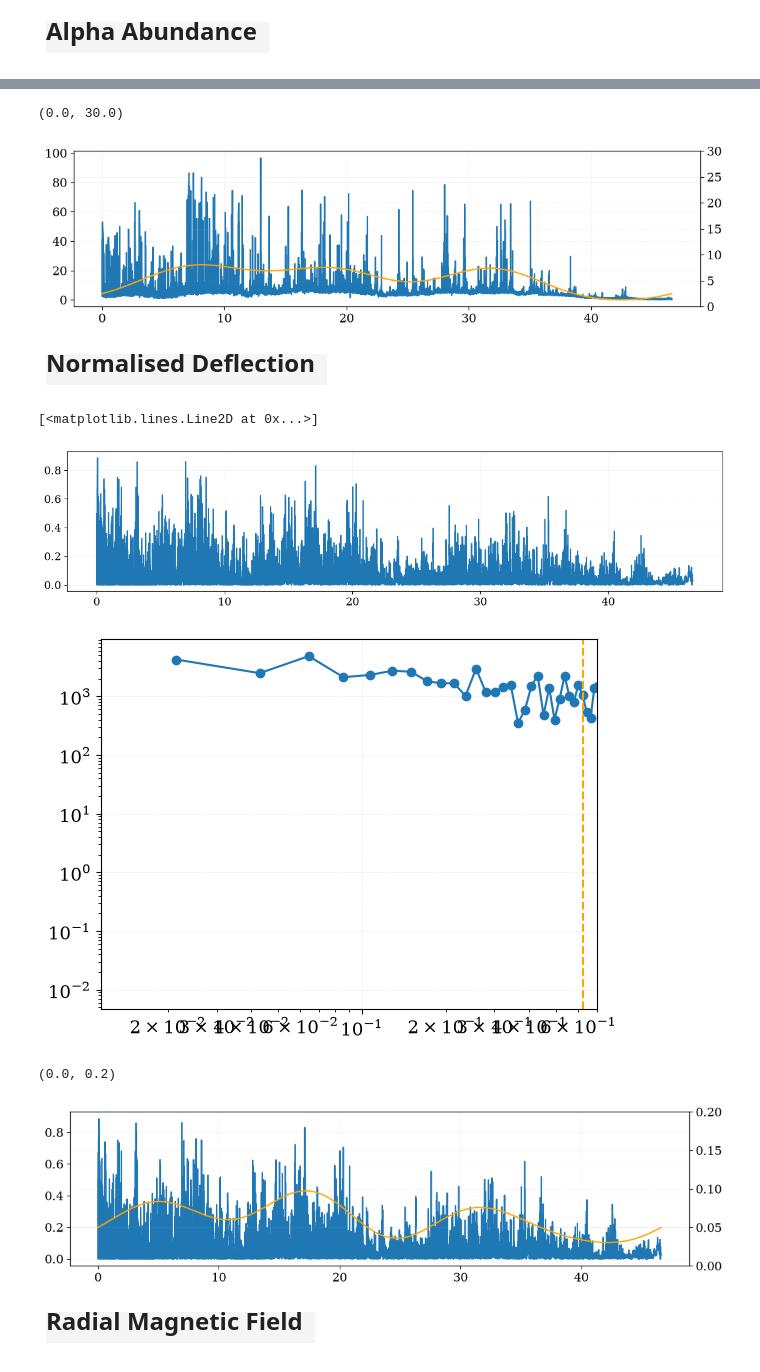
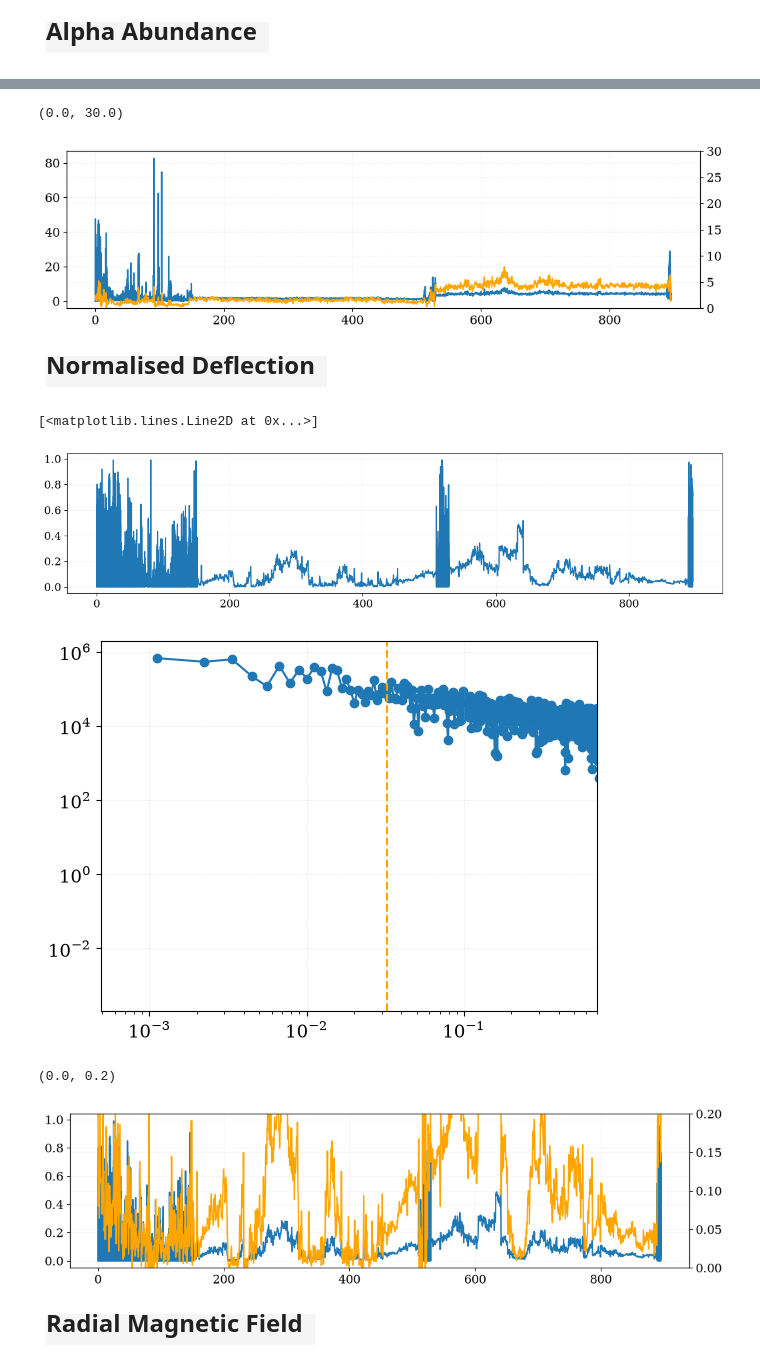
Before and after one commit to TristanVrg/patch-composition, a Jupyter notebook: Analysis/patch-psp.ipynb, the cells around one changed output, grey strips where cells are left out. Cells and saved outputs as stored; diff of their text form; code cells hidden in the pictures.

```diff
--- a/Analysis/patch-psp.ipynb
+++ b/Analysis/patch-psp.ipynb
@@ -47,8 +50,8 @@ rcParams['grid.linestyle'] = '--'
 rcParams['grid.linewidth'] = 0.5
 # %%
 """ Time Config """
-start_PSP = datetime(2021, 11, 19)
-stop_PSP  = datetime(2021, 11, 21)
+start_PSP = datetime(2022, 2, 20)
+stop_PSP  = datetime(2022, 3, 3)
 # %%
 """ Get Data """
 data_psp = load_data(start_PSP, stop_PSP, "psp")
@@ -272,7 +275,7 @@ Fourier Analysis
 
 </div>
 # %%
-f_cut = 9.3e-2
+f_cut = 9e-1
 # %% [markdown]
 <div style="
     font-family: 'Times New Roman', serif;
@@ -437,11 +440,11 @@ filter_data_a_percent = np.fft.irfft(fft_a_percent)
 fig, ax = plt.subplots(figsize=(12, 3))
 axb = ax.twinx()
 ax.plot(s_psp_new, a_percent_new)
-axb.plot(s_psp_new[:-1], filter_data_a_percent, color='orange')
+axb.plot(s_psp_new, filter_data_a_percent, color='orange')
 axb.set_ylim(0, 30)
 # %% [output]
 (0.0, 30.0)
-[figure, old version]
+[figure, new version]
 # %% [markdown]
 <div style="
     font-family: 'Times New Roman', serif;
@@ -487,7 +490,7 @@ plt.figure(figsize=(14, 3))
 plt.plot(s_psp_new, deflection_new)
 # %% [output]
 [<matplotlib.lines.Line2D at 0x...>]
-[figure, old version]
+[figure, new version]
 # %%
 # --- deflection
 ds_deflection = np.mean(np.diff(s_psp_new))
@@ -505,7 +508,7 @@ plt.axvline(
 plt.xlim(None, 7e-1)
 plt.show()
 # %% [output]
-[figure, old version]
+[figure, new version]
 # %%
 idx_cut_deflection = np.argmin(np.abs(freq_deflection - f_cut))
 
@@ -515,13 +518,13 @@ fft_deflection[idx_cut_deflection + 1:] = 0.0
 # %%
 filter_data_deflection = np.fft.irfft(fft_deflection)
 fig, ax = plt.subplots(figsize=(12, 3))
 axb = ax.twinx()
 ax.plot(s_psp_new, deflection_new)
-axb.plot(s_psp_new[:-1], filter_data_deflection, color='orange')
+axb.plot(s_psp_new, filter_data_deflection, color='orange')
 axb.set_ylim(0, 0.2)
 # %% [output]
 (0.0, 0.2)
-[figure, old version]
+[figure, new version]
 # %% [markdown]
 <div style="
     font-family: 'Times New Roman', serif;
```
Also changed, not shown: parts of 14 cells of this notebook, 2 other files.
